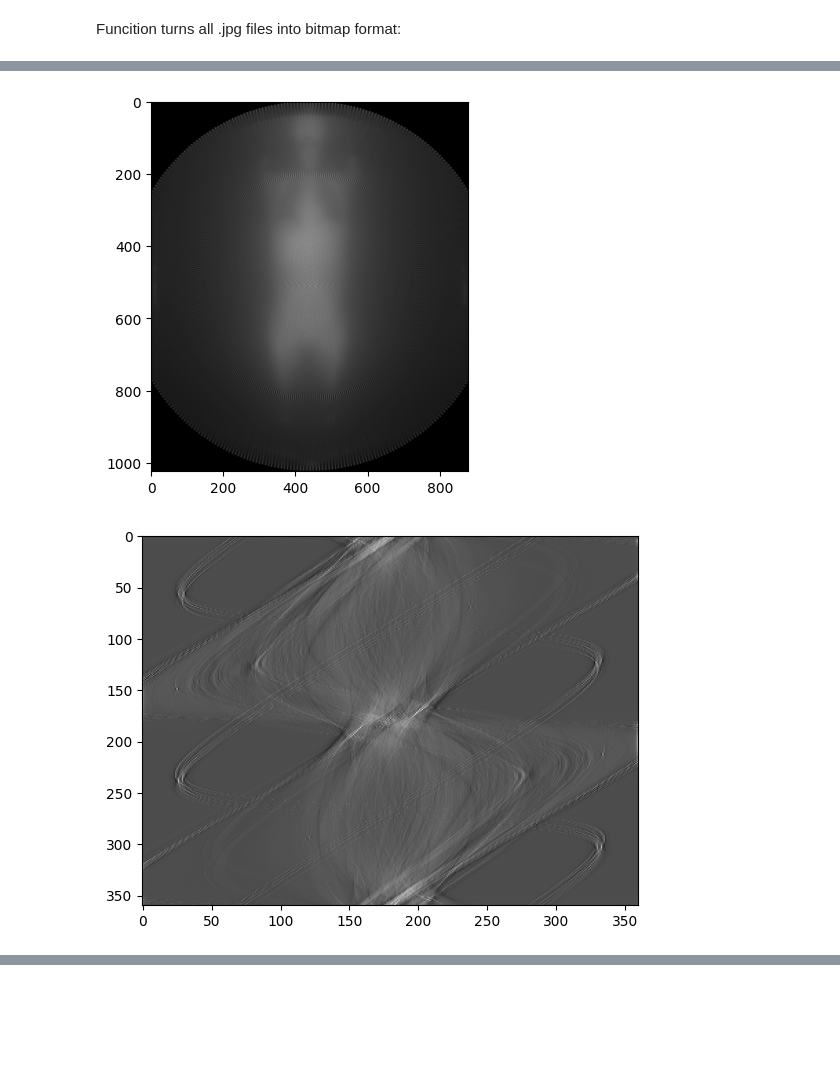
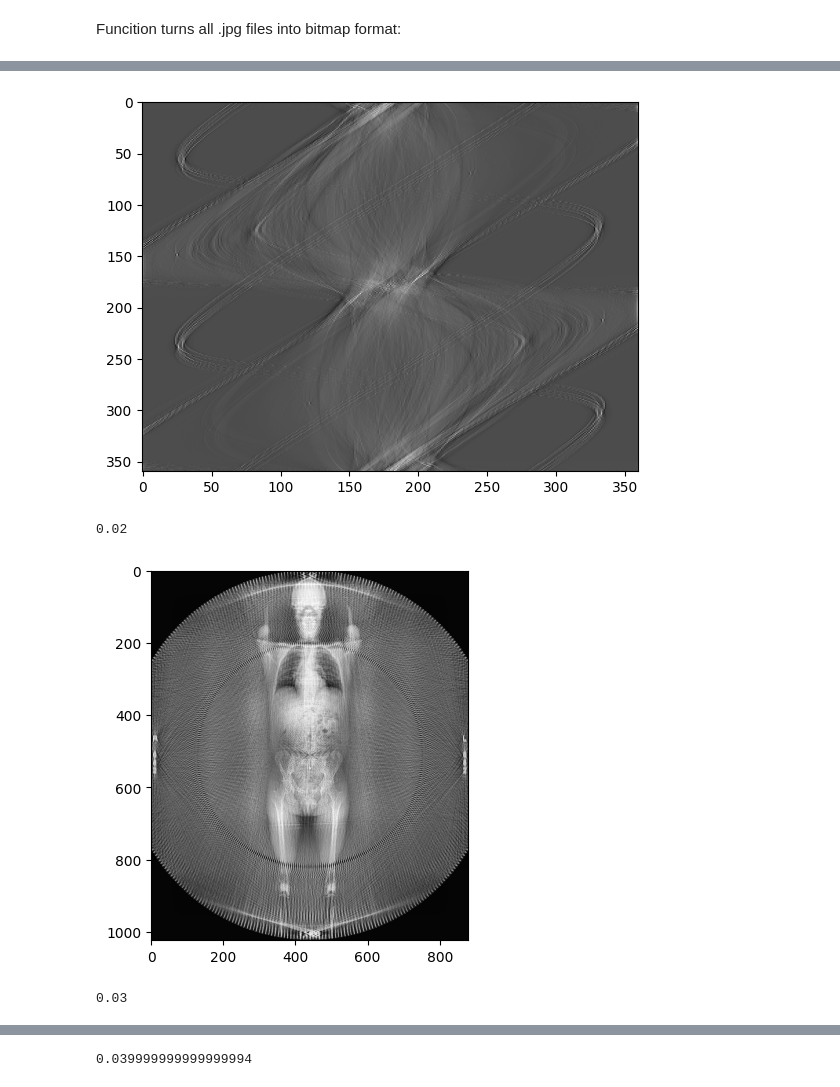
Before and after one commit to Mikokii/Tomograph-Simulator, a Jupyter notebook: tomograph_simulator.ipynb, the cells around one changed output, grey strips where cells are left out. Drawn from its saved outputs; the diff is of its cells as text; code cells hidden in the pictures; blank space fills up the shorter version.

Commit message:
Added normalization and image sharpening

```diff
--- a/tomograph_simulator.ipynb
+++ b/tomograph_simulator.ipynb
@@ -206,41 +206,52 @@ def cropToOriginal(resized_bitmap, a, b):
     cropped_bitmap = resized_bitmap[start_x:start_x + a, start_y:start_y + b]
 
     return cropped_bitmap
+# %%
+from skimage import exposure
+def normalizeImage(bitmap):
+    bitmap = np.maximum(bitmap, 0)  # Remove negative values
+    max_val = np.quantile(bitmap, 0.999)  # Use the 99.9th percentile for scaling
+    bitmap = np.clip(bitmap / max_val, 0, 1) if max_val > 0 else np.zeros_like(bitmap)
+    return exposure.equalize_adapthist(bitmap, clip_limit=0.03)
 # %%
 if __name__ == '__main__':
     #For multiple files turning into bitmaps
     # bitmap_files = turnJpgIntoBitmap(r"Tomograf-images")
     # for file in bitmap_files:
     #     plt.imshow(file, cmap='gray')
     #     plt.show()
 
     #Single file into bitmap
-    bitmap = turnSingleJpgIntoBitmap('CT_ScoutView.jpg')
+    bitmap = turnSingleJpgIntoBitmap('Shepp_logan.jpg')
     original_shape_a = bitmap.shape[0]
     original_shape_b = bitmap.shape[1]
 
     plt.imshow(bitmap, cmap='gray')
     plt.show()
 
     sinogram, resized_shape = radonTransform(bitmap=bitmap, step=1, detectors_span=270, detectors_number=360)
     plt.imshow(sinogram, cmap='gray', aspect='auto')
     plt.show()
 
-    inversed_bitmap_no_filter = inverseRadonTransform(sinogram, resized_shape, detectors_span=270)
-    inversed_bitmap_no_filter = cropToOriginal(inversed_bitmap_no_filter, original_shape_a, original_shape_b)
-    plt.imshow(inversed_bitmap_no_filter, cmap='gray')
-    plt.show()
+    # inversed_bitmap_no_filter = inverseRadonTransform(sinogram, resized_shape, detectors_span=270)
+    # inversed_bitmap_no_filter = cropToOriginal(inversed_bitmap_no_filter, original_shape_a, original_shape_b)
+    # normalized_inversed_bitmap_no_filter = normalizeImage(inversed_bitmap_no_filter)
+    # plt.imshow(normalized_inversed_bitmap_no_filter, cmap='gray')
+    # plt.show()
 
     sinogram = filtering(sinogram, 21)
     plt.imshow(sinogram, cmap='gray', aspect='auto')
     plt.show()
 
     inversed_bitmap = inverseRadonTransform(sinogram, resized_shape, detectors_span=270)
     inversed_bitmap = cropToOriginal(inversed_bitmap, original_shape_a, original_shape_b)
-    plt.imshow(inversed_bitmap, cmap='gray')
+    normalized_inversed_bitmap = normalizeImage(inversed_bitmap)
+    plt.imshow(normalized_inversed_bitmap, cmap='gray')
     plt.show()
 # %% [output]
 [figure]
 [figure]
-[figure, old version]
+[figure, new version]
+0.02
-[figure, old version]
+[figure, new version]
+0.03
@@ -247,0 +259 @@ if __name__ == '__main__':
+0.039999999999999994
```
Also changed, not shown: parts of 1 cell of this notebook.
